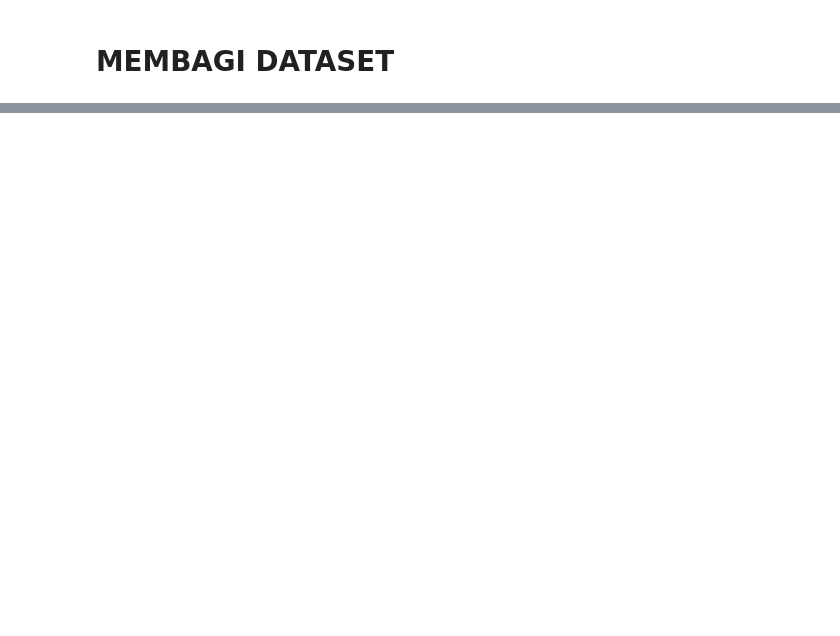
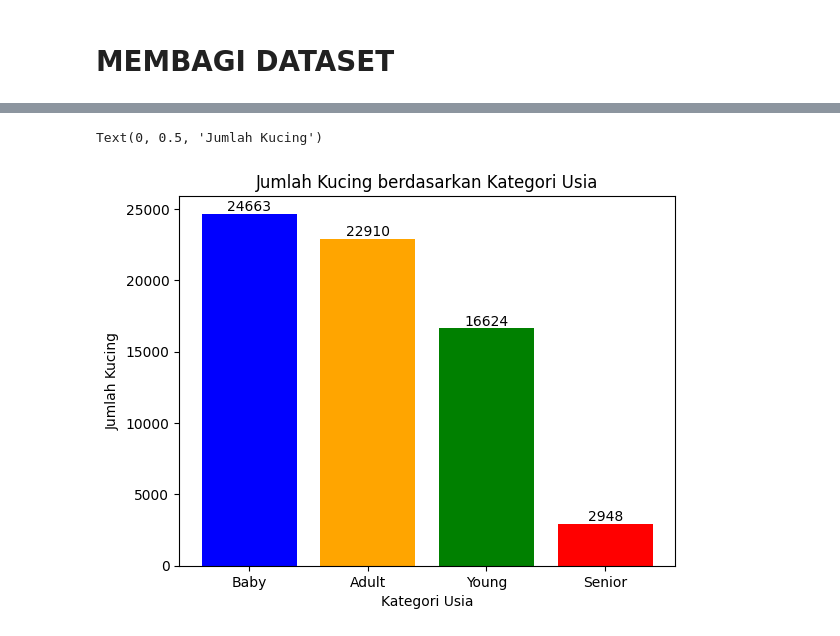
Before and after one commit to kucingku-capstone/machine-learning, a Jupyter notebook: CatDataset_preprocessing.ipynb, the cells around one changed output, grey strips where cells are left out. Saved outputs shown, nothing was run; the diff lists cells and outputs as text; code cells hidden in the pictures; blank space fills up the shorter version.

```diff
--- a/CatDataset_preprocessing.ipynb
+++ b/CatDataset_preprocessing.ipynb
@@ -69,0 +113,22 @@ test_data.to_csv('/content/drive/MyDrive/Capstone/Dataset/test_data.csv', index=
+# %%
+# Menyiapkan data untuk visualisasi
+datasets = ['Train Data', 'Test Data']
+jumlah_data = [train_data.shape[0], test_data.shape[0]]
+
+# Menghitung jumlah kucing berdasarkan usia
+jumlah_usia = df['age'].value_counts()
+
+# Membuat plot batang
+plt.bar(jumlah_usia.index, jumlah_usia.values, color=['blue', 'orange', 'green', 'red'])
+
+# Menambahkan label di atas batang
+for i in range(len(jumlah_usia)):
+    plt.text(i, jumlah_usia.values[i] + 0.1, str(jumlah_usia.values[i]), ha='center', va='bottom')
+
+# Menambahkan judul dan label
+plt.title('Jumlah Kucing berdasarkan Kategori Usia')
+plt.xlabel('Kategori Usia')
+plt.ylabel('Jumlah Kucing')
+# %% [output]
+Text(0, 0.5, 'Jumlah Kucing')
+[figure, added]
```
Also changed, not shown: parts of 7 cells of this notebook, 3 other files.
